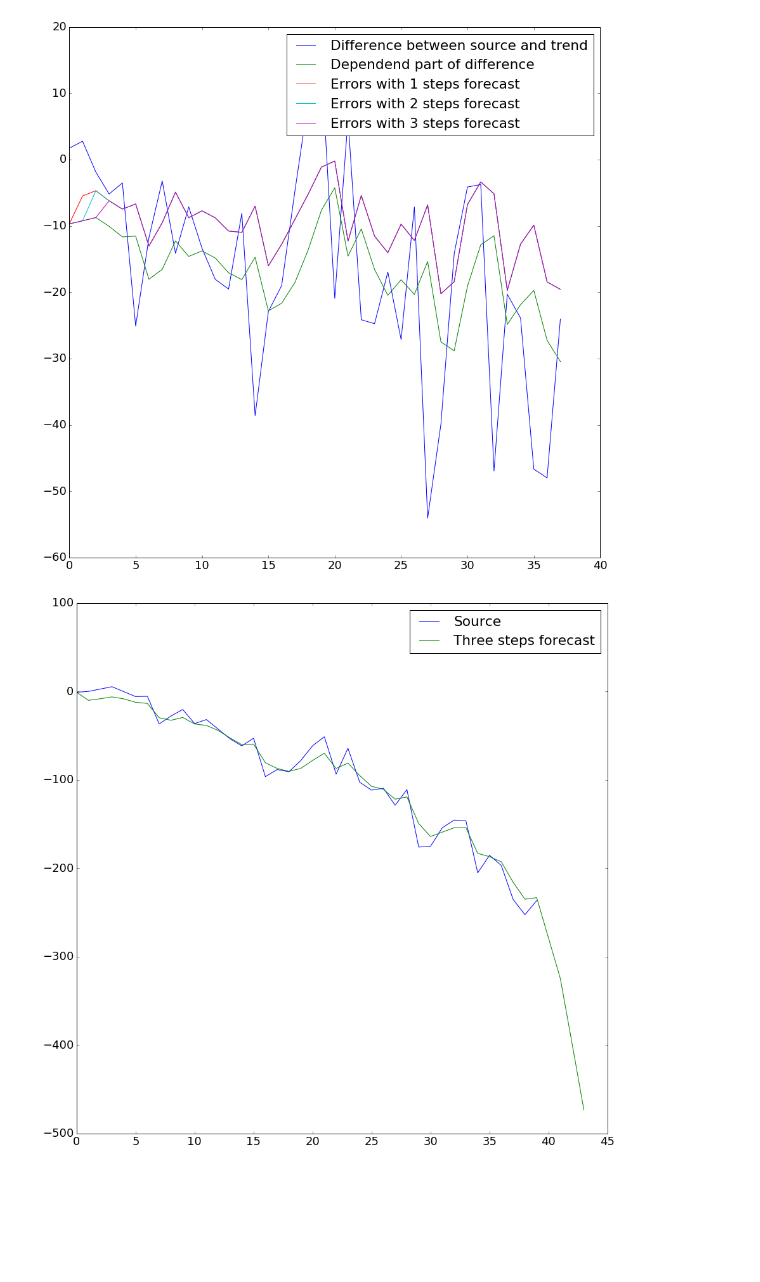
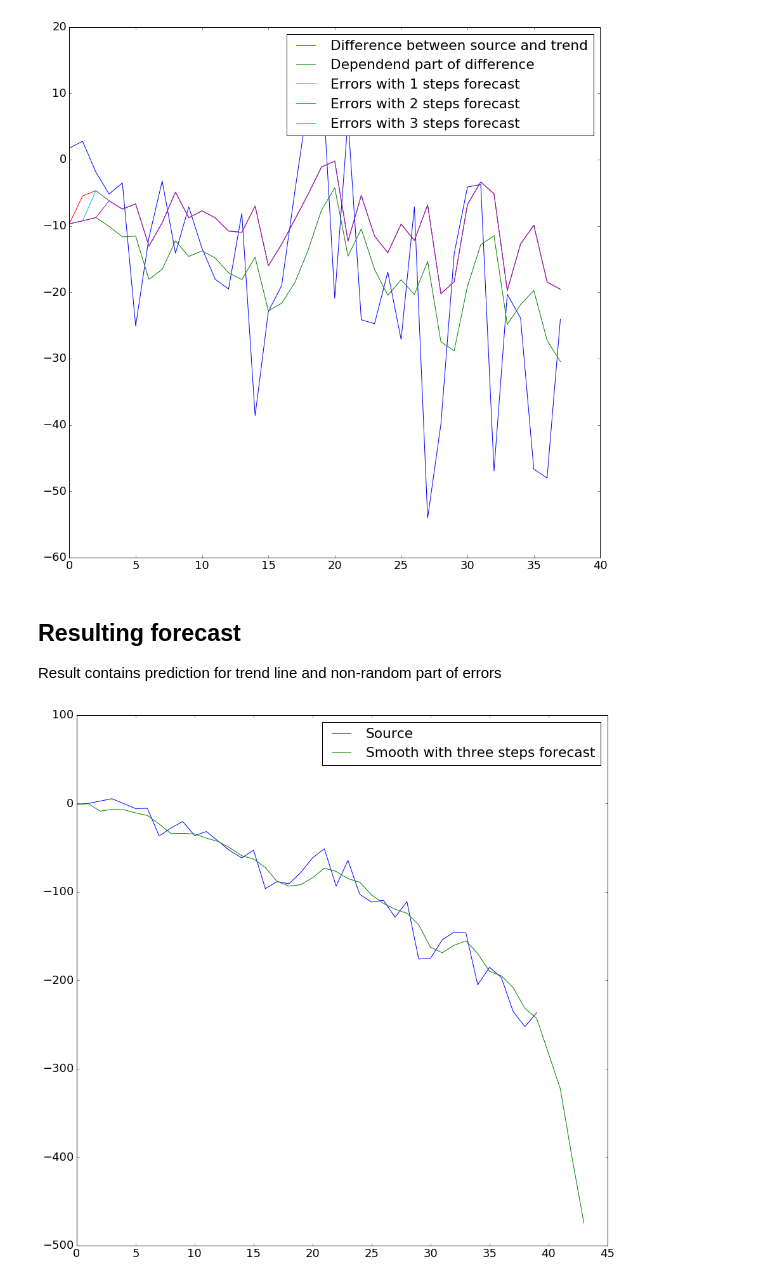
Before and after one commit to definability/statistical-analysis, a Jupyter notebook: course/Notebook/Coursework.ipynb, the cells around one changed output. Drawn from its saved outputs; the diff is of its cells as text; code cells hidden in the pictures; blank space fills up the shorter version.

Commit message:
Fixed errors in prediction code

```diff
--- a/course/Notebook/Coursework.ipynb
+++ b/course/Notebook/Coursework.ipynb
@@ -446,14 +446,18 @@ plt.show()
 # %%
 errors_forecasted = autoregressors.copy()
 for forecast_steps in (1, 2, 3):
-    errors_forecasted = concatenate((errors_forecast, [get_errors_forecast(errors_forecasted, coefficients)]))
+    errors_forecasted = concatenate((errors_forecasted, [get_errors_forecast(errors_forecasted, coefficients)]))
+# %% [markdown]
+## Resulting forecast
+
+Result contains prediction for trend line and non-random part of errors
 # %%
-source_series_forecasted = concatenate((trend_forecasted[:1], trend_forecasted[1:] + errors_forecasted))
+source_series_forecasted = concatenate((trend_forecasted[:2], trend_forecasted[2:] + errors_forecasted))
 
 plt.plot(t_without_anomalies, y_without_anomalies, label='Source')
-plt.plot(time_forecasted, source_series_forecasted, label='Three steps forecast')
+plt.plot(time_forecasted, source_series_forecasted, label='Smooth with three steps forecast')
 
 plt.legend()
 plt.show()
 # %% [output]
-[figure, old version]
+[figure, new version]
```
